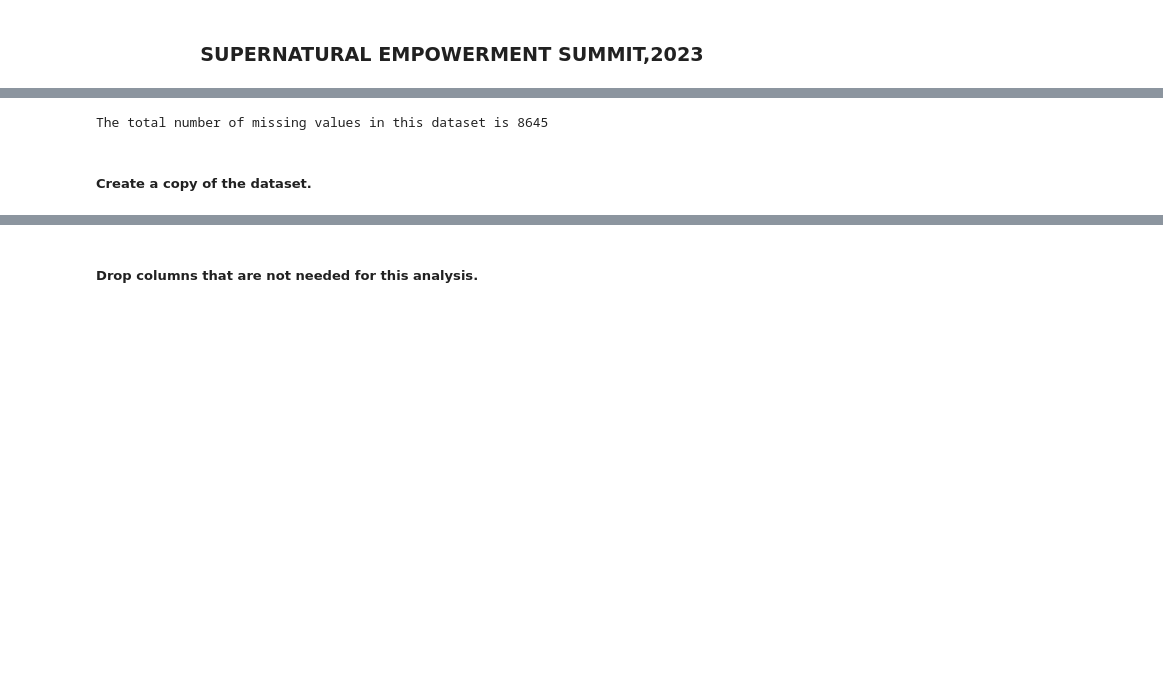
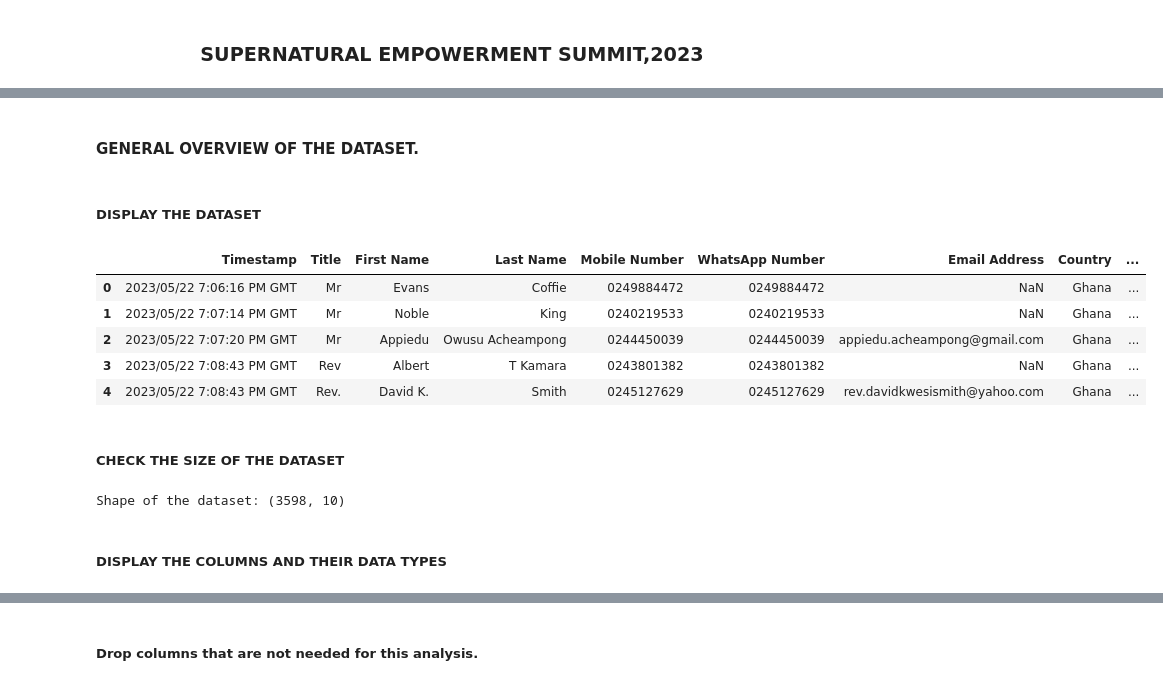
Before and after one commit to kwabenaboateng/SUPERNATURAL-EMPOWERMENT-SUMMIT---2023, a Jupyter notebook: ses23.ipynb, the cells around one changed output, grey strips where cells are left out. Cells and saved outputs as stored; diff of their text form; code cells hidden in the pictures; blank space fills up the shorter version.

```diff
--- a/ses23.ipynb
+++ b/ses23.ipynb
@@ -128,7 +16,0 @@ Below are the statistics of the missing data:
-# %%
-Total_MV = ses23.isna().sum().sum()
-print('The total number of missing values in this dataset is', Total_MV)
-# %% [output]
-The total number of missing values in this dataset is 8645
-# %% [markdown]
-##### Create a copy of the dataset.
@@ -136,0 +17,21 @@ ses23.copy = ses23.copy()
+# %% [markdown]
+#### GENERAL OVERVIEW OF THE DATASET.
+# %% [markdown]
+##### DISPLAY THE DATASET
+# %%
+ses23.head()
+# %% [output]
+|  | Timestamp | Title | First Name | Last Name | Mobile Number | WhatsApp Number | Email Address | Country | ... |
+| 0 | 2023/05/22 7:06:16 PM GMT | Mr | Evans | Coffie | 0249884472 | 0249884472 | NaN | Ghana | ... |
+| 1 | 2023/05/22 7:07:14 PM GMT | Mr | Noble | King | 0240219533 | 0240219533 | NaN | Ghana | ... |
+| 2 | 2023/05/22 7:07:20 PM GMT | Mr | Appiedu | Owusu Acheampong | 0244450039 | 0244450039 | appiedu.acheampong@gmail.com | Ghana | ... |
+| 3 | 2023/05/22 7:08:43 PM GMT | Rev | Albert | T Kamara | 0243801382 | 0243801382 | NaN | Ghana | ... |
+| 4 | 2023/05/22 7:08:43 PM GMT | Rev. | David K. | Smith | 0245127629 | 0245127629 | rev.davidkwesismith@yahoo.com | Ghana | ... |
+# %% [markdown]
+##### CHECK THE SIZE OF THE DATASET
+# %%
+print("Shape of the dataset:", ses23.shape)
+# %% [output]
+Shape of the dataset: (3598, 10)
+# %% [markdown]
+##### DISPLAY THE COLUMNS AND THEIR DATA TYPES
```
Also changed, not shown: parts of 54 cells of this notebook, 1 other file.
